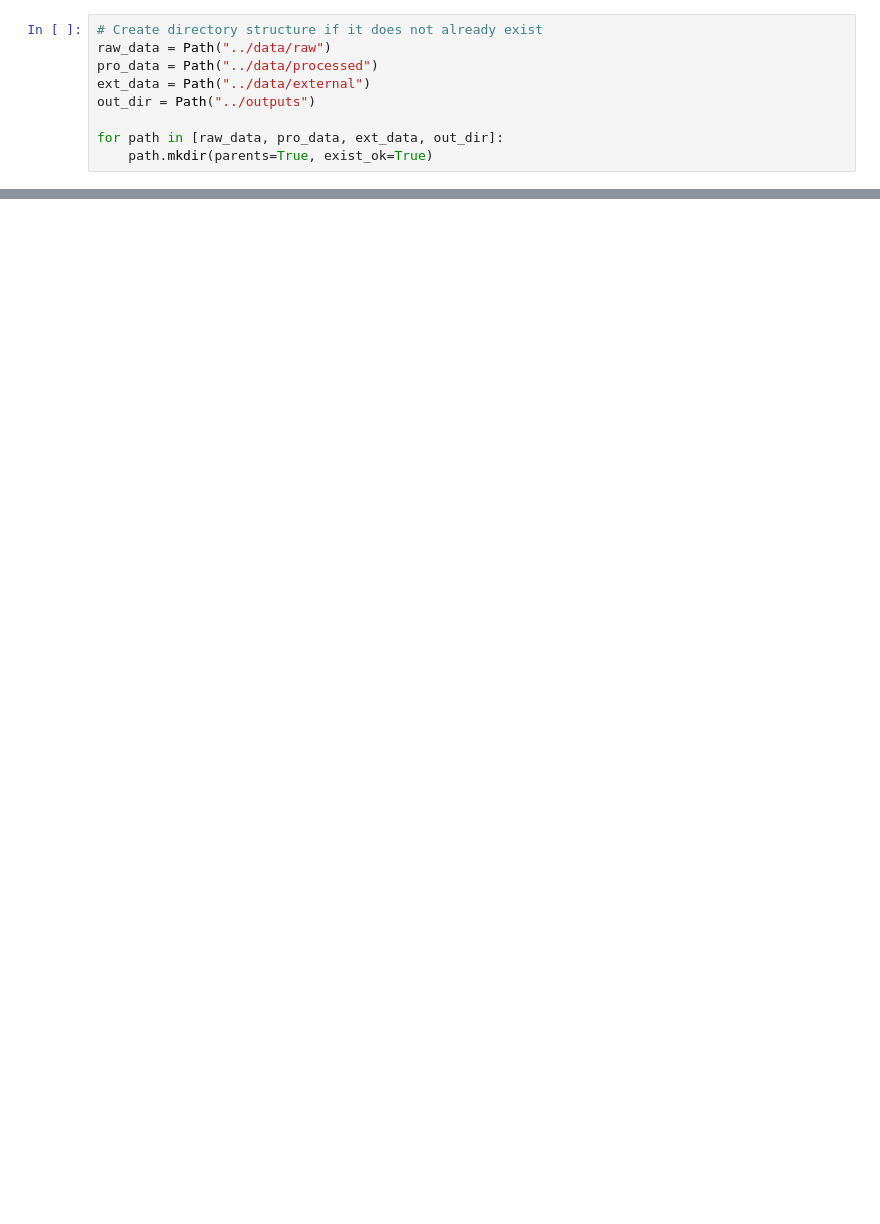
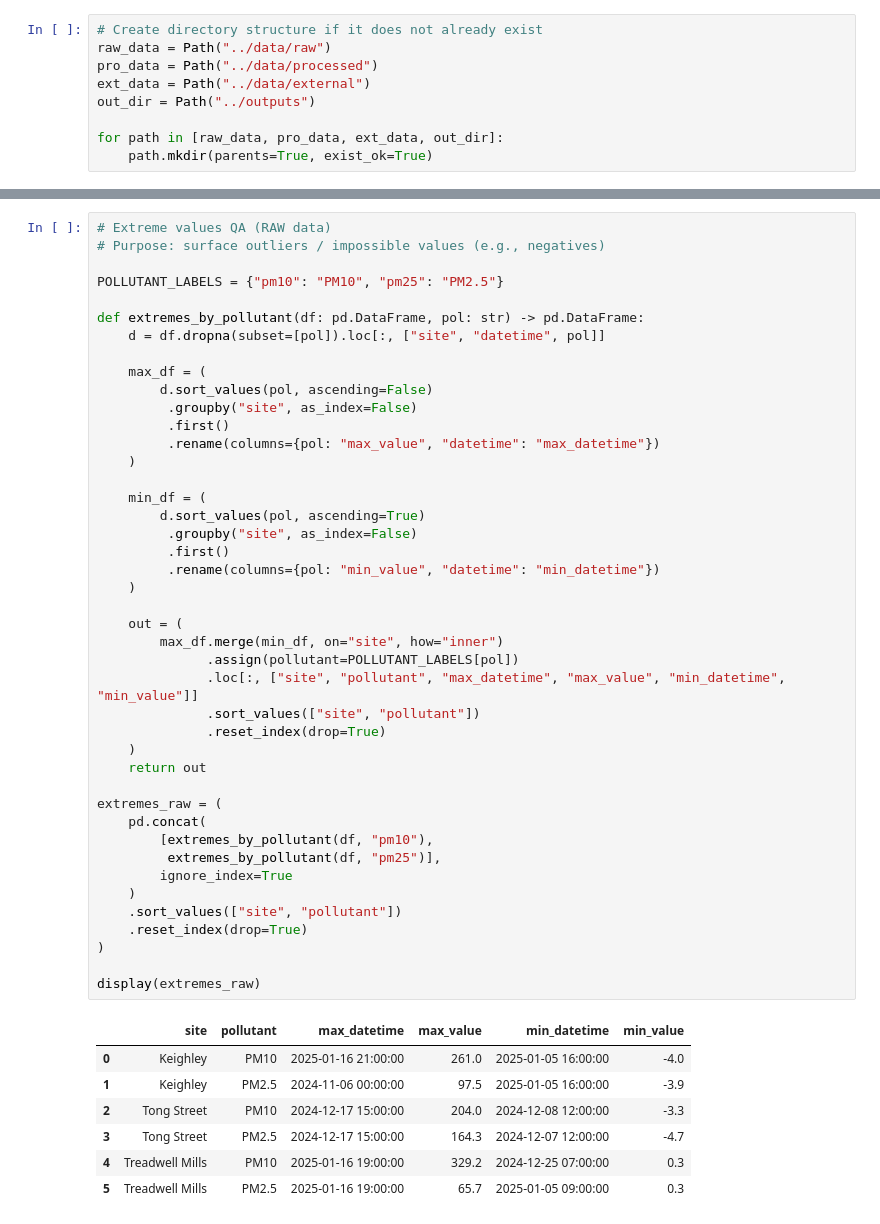
Before and after one commit to sayo2rule/bradford-air-quality-hdrc, a Jupyter notebook: notebooks/air_quality_analysis.ipynb, the cells around one changed output, grey strips where cells are left out. Drawn from its saved outputs; the diff is of its cells as text; blank space fills up the shorter version.

```diff
--- a/notebooks/air_quality_analysis.ipynb
+++ b/notebooks/air_quality_analysis.ipynb
@@ -843,0 +232,51 @@ One-liner to say aloud:
+# %%
+# Extreme values QA (RAW data)
+# Purpose: surface outliers / impossible values (e.g., negatives)
+
+POLLUTANT_LABELS = {"pm10": "PM10", "pm25": "PM2.5"}
+
+def extremes_by_pollutant(df: pd.DataFrame, pol: str) -> pd.DataFrame:
+    d = df.dropna(subset=[pol]).loc[:, ["site", "datetime", pol]]
+
+    max_df = (
+        d.sort_values(pol, ascending=False)
+         .groupby("site", as_index=False)
+         .first()
+         .rename(columns={pol: "max_value", "datetime": "max_datetime"})
+    )
+
+    min_df = (
+        d.sort_values(pol, ascending=True)
+         .groupby("site", as_index=False)
+         .first()
+         .rename(columns={pol: "min_value", "datetime": "min_datetime"})
+    )
+
+    out = (
+        max_df.merge(min_df, on="site", how="inner")
+              .assign(pollutant=POLLUTANT_LABELS[pol])
+              .loc[:, ["site", "pollutant", "max_datetime", "max_value", "min_datetime", "min_value"]]
+              .sort_values(["site", "pollutant"])
+              .reset_index(drop=True)
+    )
+    return out
+
+extremes_raw = (
+    pd.concat(
+        [extremes_by_pollutant(df, "pm10"),
+         extremes_by_pollutant(df, "pm25")],
+        ignore_index=True
+    )
+    .sort_values(["site", "pollutant"])
+    .reset_index(drop=True)
+)
+
+display(extremes_raw)
+# %% [output]
+|  | site | pollutant | max_datetime | max_value | min_datetime | min_value |
+| 0 | Keighley | PM10 | 2025-01-16 21:00:00 | 261.0 | 2025-01-05 16:00:00 | -4.0 |
+| 1 | Keighley | PM2.5 | 2024-11-06 00:00:00 | 97.5 | 2025-01-05 16:00:00 | -3.9 |
+| 2 | Tong Street | PM10 | 2024-12-17 15:00:00 | 204.0 | 2024-12-08 12:00:00 | -3.3 |
+| 3 | Tong Street | PM2.5 | 2024-12-17 15:00:00 | 164.3 | 2024-12-07 12:00:00 | -4.7 |
+| 4 | Treadwell Mills | PM10 | 2025-01-16 19:00:00 | 329.2 | 2024-12-25 07:00:00 | 0.3 |
+| 5 | Treadwell Mills | PM2.5 | 2025-01-16 19:00:00 | 65.7 | 2025-01-05 09:00:00 | 0.3 |
```
Also changed, not shown: parts of 93 cells of this notebook.
